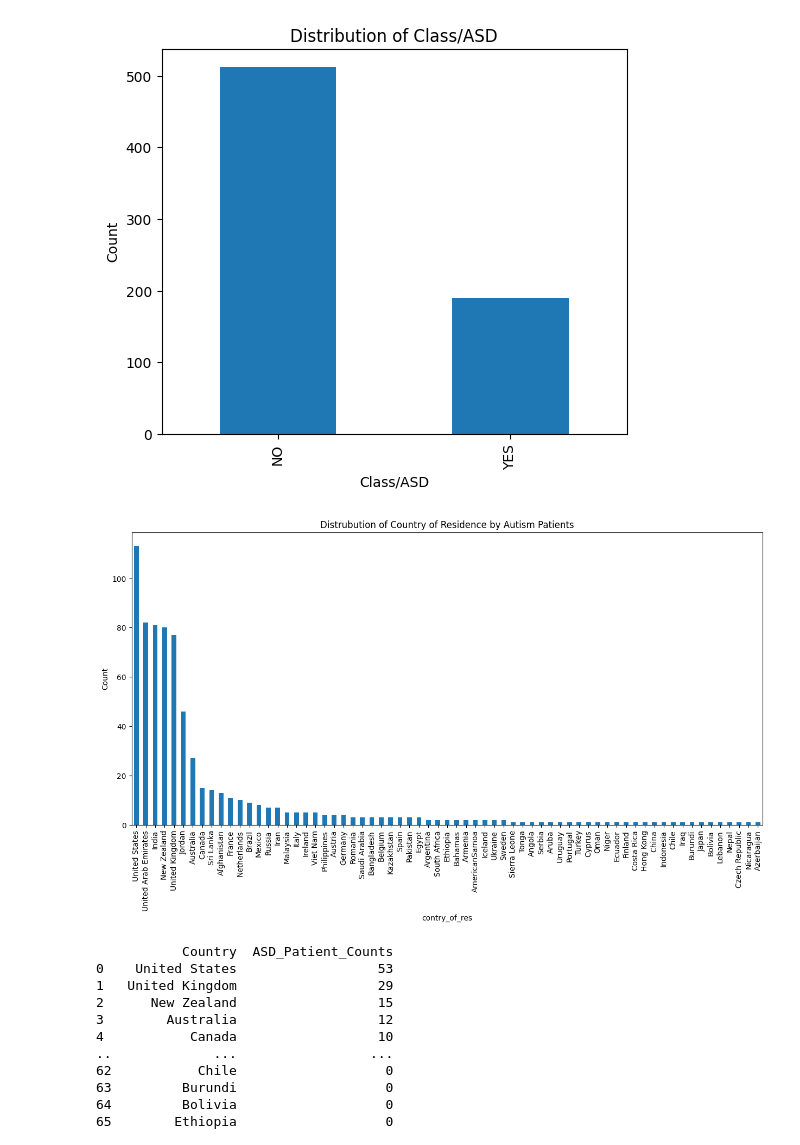
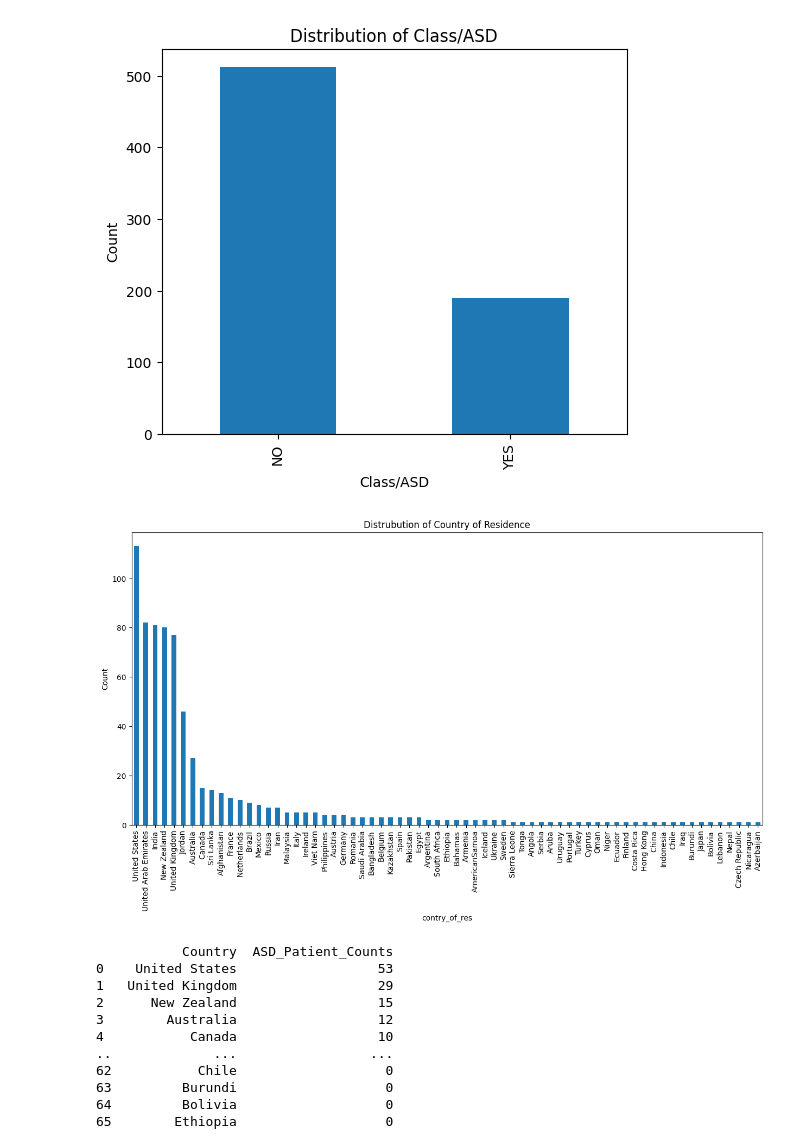
Before and after one commit to Clarkson-Applied-Data-Science/2024_ia651_hemamalini_shifat, a Jupyter notebook: MLHS_FinalProject_AutismPrediction.ipynb, the cells around one changed output. Saved outputs shown, nothing was run; the diff lists cells and outputs as text; code cells hidden in the pictures.

```diff
--- a/MLHS_FinalProject_AutismPrediction.ipynb
+++ b/MLHS_FinalProject_AutismPrediction.ipynb
@@ -218,12 +218,12 @@ for col in cat_col:
 # %%
 df1['contry_of_res'] = df1['contry_of_res'].astype('category')
 plt.figure(figsize=(15,7))
 df1['contry_of_res'].value_counts().plot(kind='bar')
 plt.ylabel('Count')
-plt.title('Distrubution of Country of Residence by Autism Patients')
+plt.title('Distrubution of Country of Residence')
 plt.show()
 # %% [output]
-[figure, old version]
+[figure, new version]
 # %%
 asd_patients_country_wise = df1[df1['Class/ASD'] == "YES"]['contry_of_res'].value_counts().reset_index()
 asd_patients_country_wise.columns = ['Country', 'ASD_Patient_Counts']
```
Also changed, not shown: parts of 9 cells of this notebook, 20 other files.
